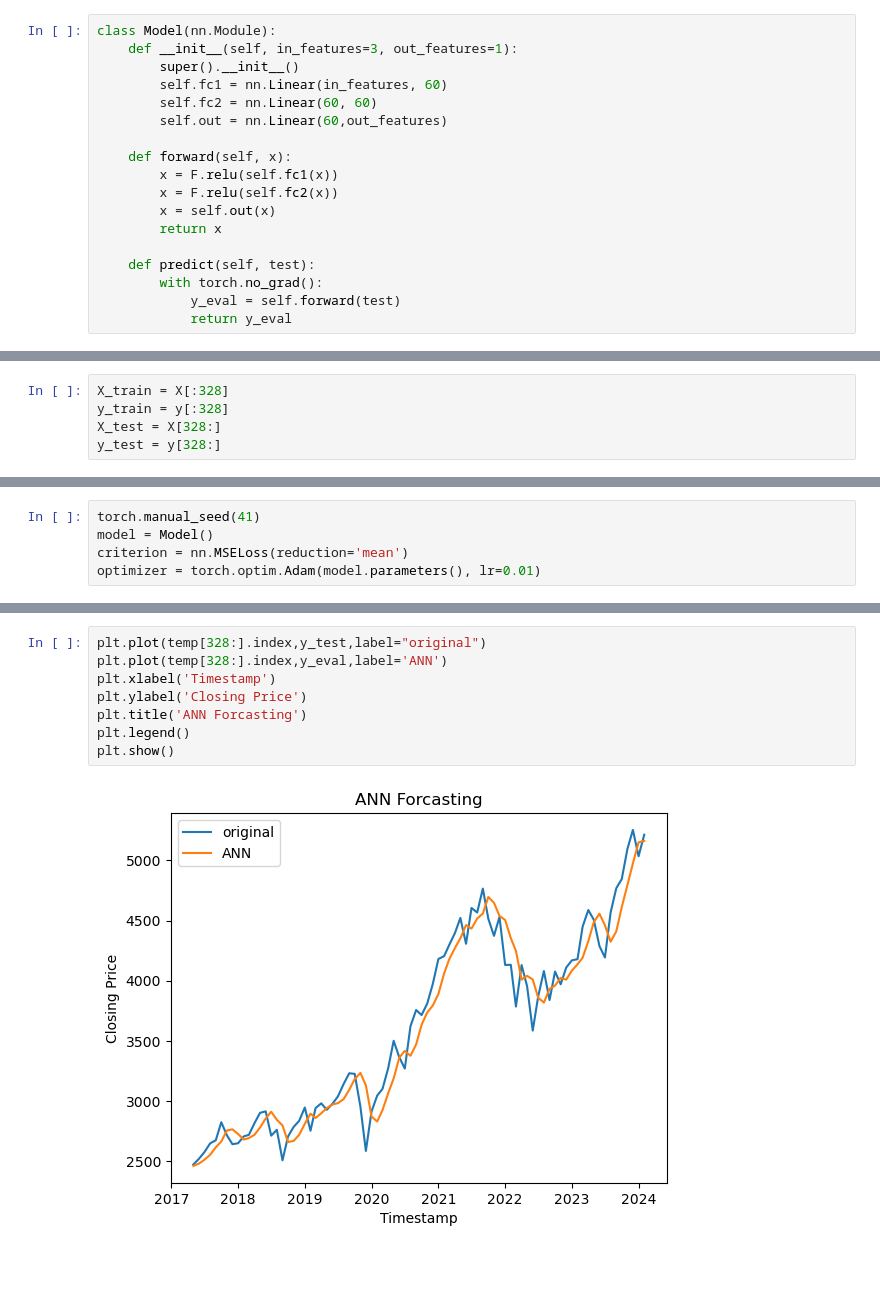
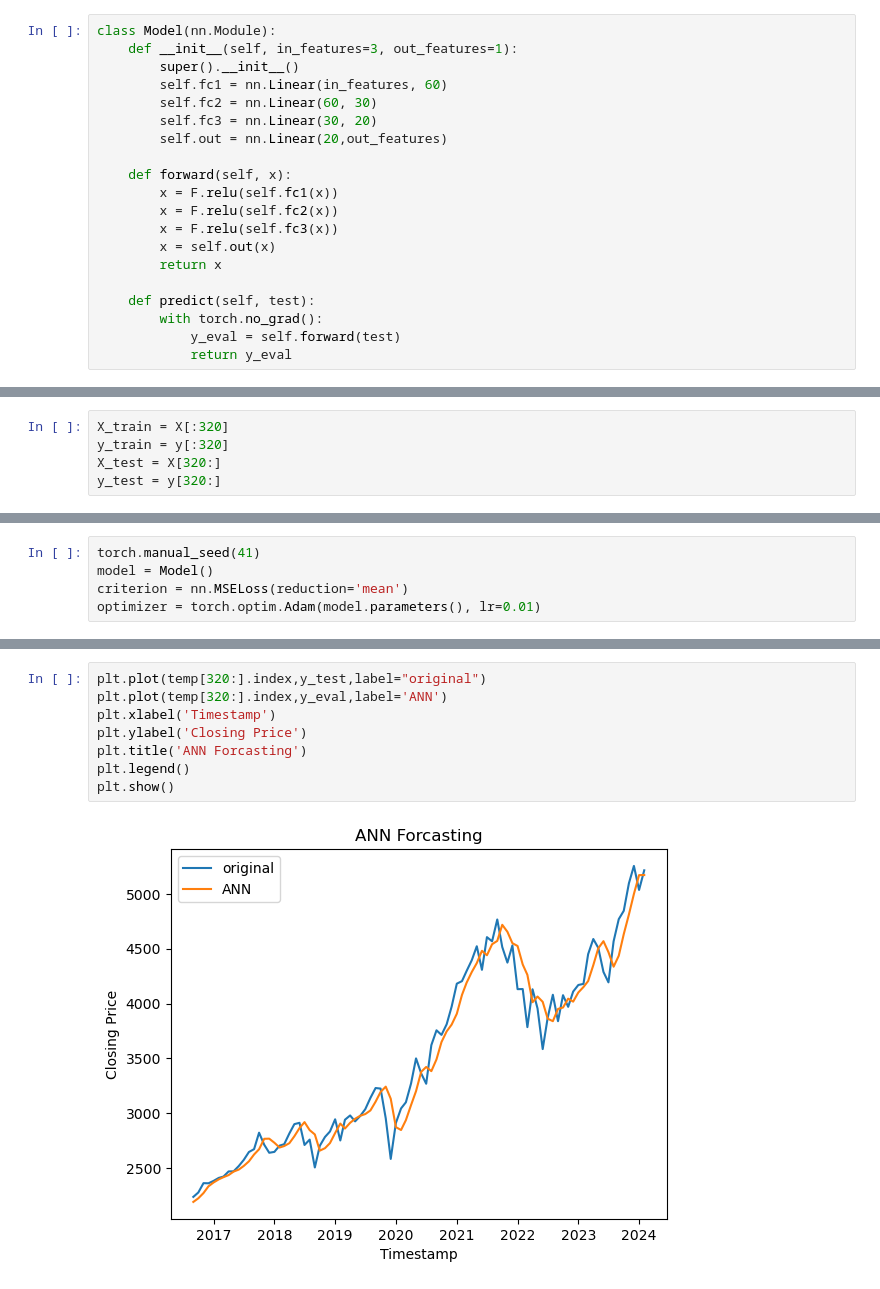
Before and after one commit to hamiz-siddiqui/SP500_Forecasting, a Jupyter notebook: ANN_HYBRID.ipynb, the cells around one changed output, grey strips where cells are left out. Drawn from its saved outputs; the diff is of its cells as text.

```diff
--- a/ANN_HYBRID.ipynb
+++ b/ANN_HYBRID.ipynb
@@ -52,12 +52,14 @@ class Model(nn.Module):
     def __init__(self, in_features=3, out_features=1):
         super().__init__()
         self.fc1 = nn.Linear(in_features, 60)
-        self.fc2 = nn.Linear(60, 60)
-        self.out = nn.Linear(60,out_features)
+        self.fc2 = nn.Linear(60, 30)
+        self.fc3 = nn.Linear(30, 20)
+        self.out = nn.Linear(20,out_features)
 
     def forward(self, x):
         x = F.relu(self.fc1(x))
         x = F.relu(self.fc2(x))
+        x = F.relu(self.fc3(x))
         x = self.out(x)
         return x
 
@@ -76,10 +78,10 @@ len(temp) * 0.8
 # %% [output]
 328.0
 # %%
-X_train = X[:328]
-y_train = y[:328]
-X_test = X[328:]
-y_test = y[328:]
+X_train = X[:320]
+y_train = y[:320]
+X_test = X[320:]
+y_test = y[320:]
 # %%
 X_train = torch.FloatTensor(X_train)
 X_test = torch.FloatTensor(X_test)
@@ -132,10 +134,10 @@ print(len(y_eval),len(y_test))
 # %%
-plt.plot(temp[328:].index,y_test,label="original")
-plt.plot(temp[328:].index,y_eval,label='ANN')
+plt.plot(temp[320:].index,y_test,label="original")
+plt.plot(temp[320:].index,y_eval,label='ANN')
 plt.xlabel('Timestamp')
 plt.ylabel('Closing Price')
 plt.title('ANN Forcasting')
 plt.legend()
 plt.show()
 # %% [output]
-[figure, old version]
+[figure, new version]
```
Also changed, not shown: parts of 26 cells of this notebook, 2 other files.
